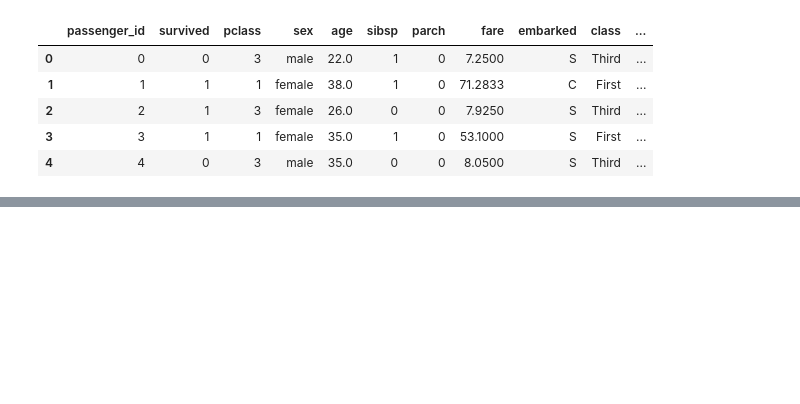
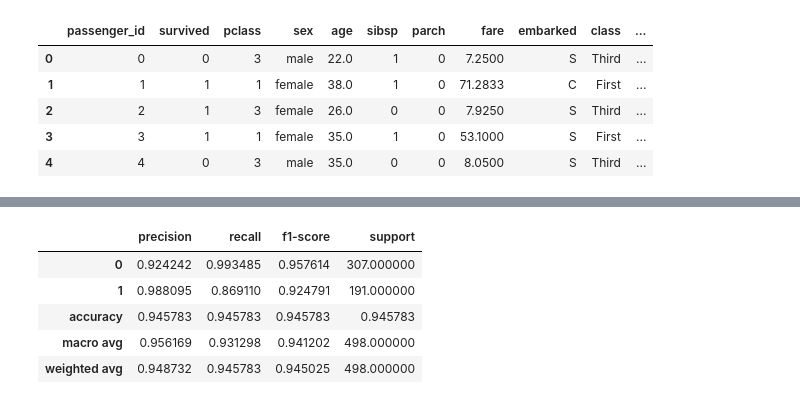
Before and after one commit to Olivert75/classification-exercises, a Jupyter notebook: model.ipynb, the cells around one changed output, grey strips where cells are left out. Cells and saved outputs as stored; diff of their text form; code cells hidden in the pictures; blank space fills up the shorter version.

```diff
--- a/model.ipynb
+++ b/model.ipynb
@@ -77,0 +114,2 @@ Which model performs best on your out-of-sample data, the validate set?
+# %%
+y_pred = model.predict(x_train)
@@ -77,0 +128,9 @@ Which model performs best on your out-of-sample data, the validate set?
+# %%
+pd.DataFrame(classification_report(y_train, y_pred, output_dict=True)).T
+# %% [output]
+|  | precision | recall | f1-score | support |
+| 0 | 0.924242 | 0.993485 | 0.957614 | 307.000000 |
+| 1 | 0.988095 | 0.869110 | 0.924791 | 191.000000 |
+| accuracy | 0.945783 | 0.945783 | 0.945783 | 0.945783 |
+| macro avg | 0.956169 | 0.931298 | 0.941202 | 498.000000 |
+| weighted avg | 0.948732 | 0.945783 | 0.945025 | 498.000000 |
```
Also changed, not shown: parts of 38 cells of this notebook.
